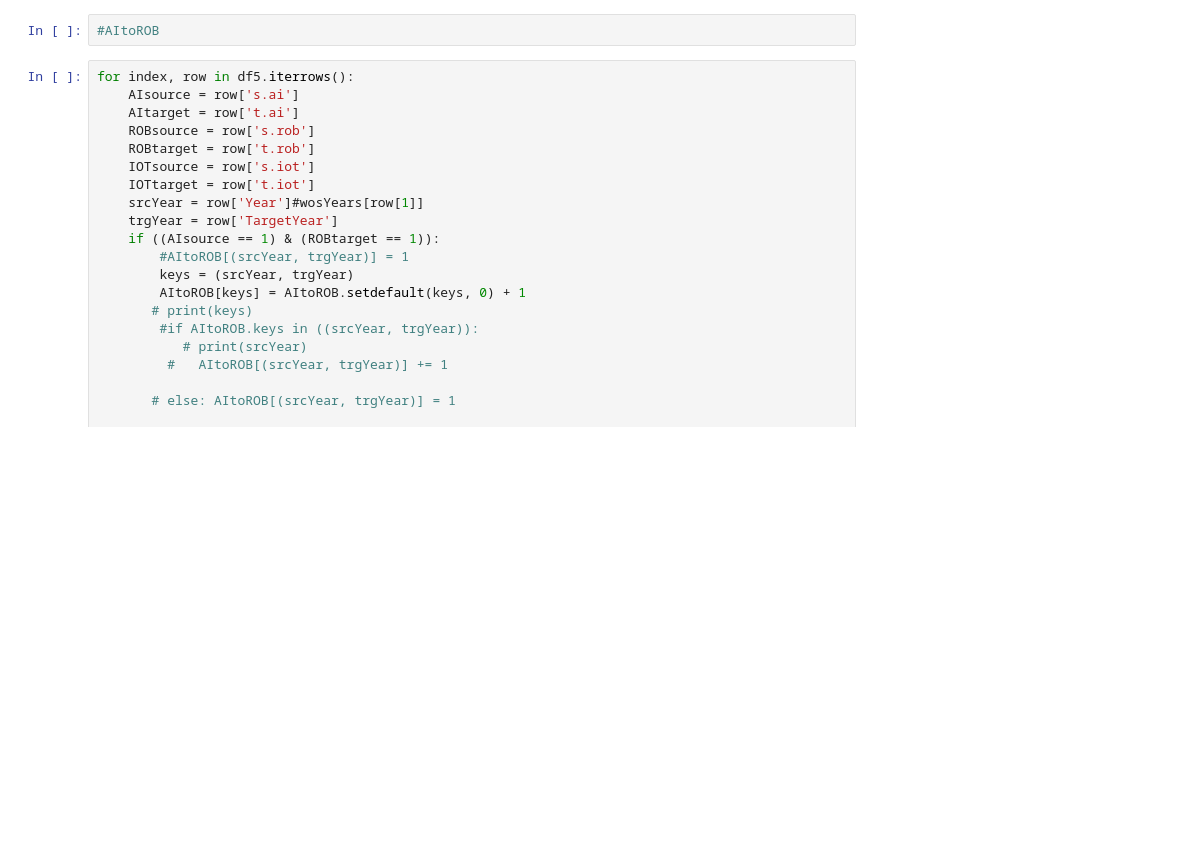
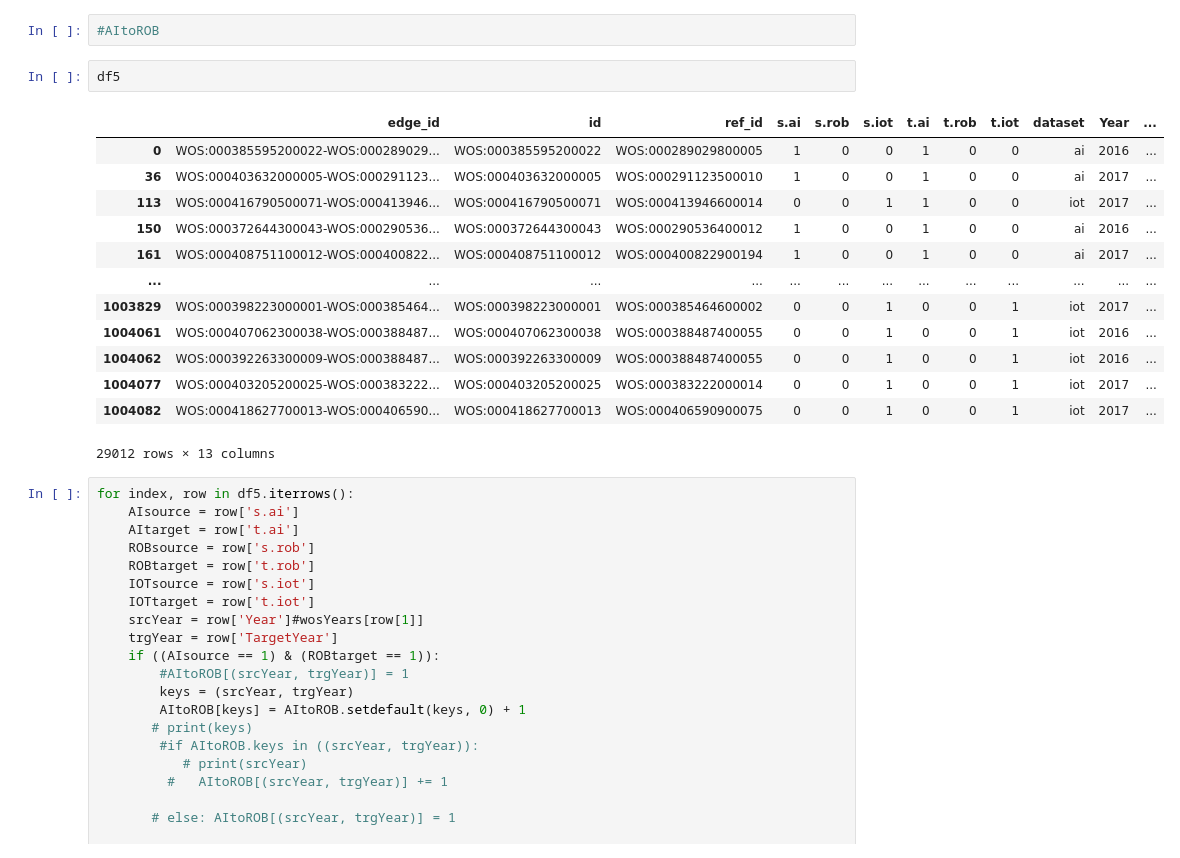
Before and after one commit to cns-iu/AICoEvolution, a Jupyter notebook: Code/Convergence_data_prep.ipynb, the cells around one changed output. Cells and saved outputs as stored; diff of their text form; blank space fills up the shorter version.

```diff
--- a/Code/Convergence_data_prep.ipynb
+++ b/Code/Convergence_data_prep.ipynb
@@ -196,5 +211,21 @@ len(wosYears)
 # %%
 #AItoROB
+# %%
+df5
+# %% [output]
+|  | edge_id | id | ref_id | s.ai | s.rob | s.iot | t.ai | t.rob | t.iot | dataset | Year | ... |
+| 0 | WOS:000385595200022-WOS:000289029... | WOS:000385595200022 | WOS:000289029800005 | 1 | 0 | 0 | 1 | 0 | 0 | ai | 2016 | ... |
+| 36 | WOS:000403632000005-WOS:000291123... | WOS:000403632000005 | WOS:000291123500010 | 1 | 0 | 0 | 1 | 0 | 0 | ai | 2017 | ... |
+| 113 | WOS:000416790500071-WOS:000413946... | WOS:000416790500071 | WOS:000413946600014 | 0 | 0 | 1 | 1 | 0 | 0 | iot | 2017 | ... |
+| 150 | WOS:000372644300043-WOS:000290536... | WOS:000372644300043 | WOS:000290536400012 | 1 | 0 | 0 | 1 | 0 | 0 | ai | 2016 | ... |
+| 161 | WOS:000408751100012-WOS:000400822... | WOS:000408751100012 | WOS:000400822900194 | 1 | 0 | 0 | 1 | 0 | 0 | ai | 2017 | ... |
+| ... | ... | ... | ... | ... | ... | ... | ... | ... | ... | ... | ... | ... |
+| 1003829 | WOS:000398223000001-WOS:000385464... | WOS:000398223000001 | WOS:000385464600002 | 0 | 0 | 1 | 0 | 0 | 1 | iot | 2017 | ... |
+| 1004061 | WOS:000407062300038-WOS:000388487... | WOS:000407062300038 | WOS:000388487400055 | 0 | 0 | 1 | 0 | 0 | 1 | iot | 2016 | ... |
+| 1004062 | WOS:000392263300009-WOS:000388487... | WOS:000392263300009 | WOS:000388487400055 | 0 | 0 | 1 | 0 | 0 | 1 | iot | 2016 | ... |
+| 1004077 | WOS:000403205200025-WOS:000383222... | WOS:000403205200025 | WOS:000383222000014 | 0 | 0 | 1 | 0 | 0 | 1 | iot | 2017 | ... |
+| 1004082 | WOS:000418627700013-WOS:000406590... | WOS:000418627700013 | WOS:000406590900075 | 0 | 0 | 1 | 0 | 0 | 1 | iot | 2017 | ... |
+29012 rows × 13 columns
 # %%
 for index, row in df5.iterrows():
     AIsource = row['s.ai']
```
Also changed, not shown: parts of 37 cells of this notebook.
